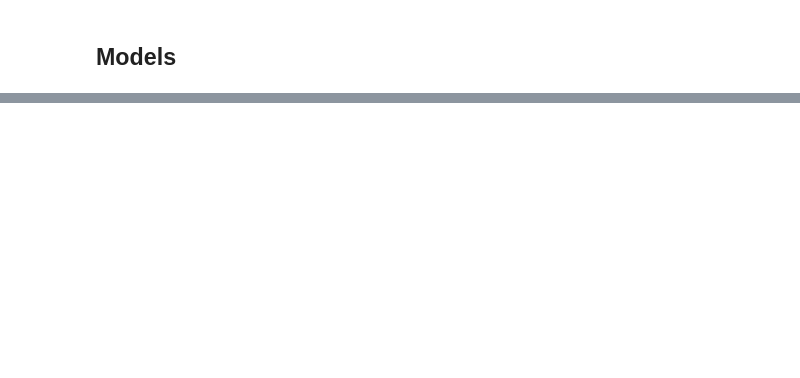
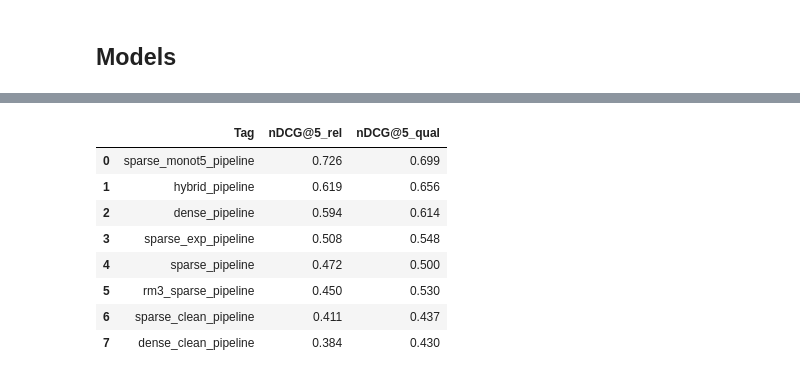
Before and after one commit to DanieleMorotti/Argument-retrieval-for-comparative-questions, a Jupyter notebook: document_retrieval.ipynb, the cells around one changed output, grey strips where cells are left out. Cells and saved outputs as stored; diff of their text form; code cells hidden in the pictures; blank space fills up the shorter version.

```diff
--- a/document_retrieval.ipynb
+++ b/document_retrieval.ipynb
@@ -760,0 +588,2 @@ The nDCG for quality qrel is:
+# %%
+sparse_exp_index = DocumentsIndex("indexes/sparse_exp_index", 'sparse', set_bm25=True, k=1.55, b=0.8)
@@ -760,0 +796,2 @@ The nDCG for quality qrel is:
+# %%
+corpus_df['clean'] = corpus_df['contents'].progress_apply(clean_documents, nlp=nlp)
@@ -760,0 +836,15 @@ The nDCG for quality qrel is:
+# %%
+dense_clean_index = DocumentsIndex('indexes/dense_clean.index', 'dense')
+
+dense_clean_pipeline = DensePipeline(results_folder, 'dense_clean_pipeline', dense_clean_index)
+
+_, ndcg_dense_clean = dense_clean_pipeline.compute_results(
+                                [rel_qrels, quality_qrels],
+                                topics,
+                                corpus_df,
+                                k=40,
+                                clean_query=True,
+                                evaluate=True
+                            )
+
+print_ndcg(ndcg_dense_clean)
@@ -760,0 +876,14 @@ The nDCG for quality qrel is:
+# %%
+rm3_sparse_index = DocumentsIndex("indexes/sparse_exp_index", 'sparse', set_rm3=True, ft=20, fd=3, lam=0.9, set_bm25=True, k=1.05, b=0.7)
+
+rm3_sparse_pipeline = SparsePipeline(results_folder, "rm3_sparse_pipeline", rm3_sparse_index)
+
+# Evaluate the pipeline both on relevance and quality .qrels
+_, ndcg_rm3_sparse = rm3_sparse_pipeline.compute_results(
+                                [rel_qrels, quality_qrels],
+                                topics, k=40,
+                                evaluate=True,
+                                clean_query=False
+                             )
+
+print_ndcg(ndcg_rm3_sparse)
@@ -760,0 +916,21 @@ The nDCG for quality qrel is:
+# %%
+rel_filename = rel_qrels.rsplit("/", maxsplit=1)[1].split(".")[0]
+quality_filename = quality_qrels.rsplit("/", maxsplit=1)[1].split(".")[0]
+scores = [ndcg_sparse, ndcg_dense, ndcg_hybrid, ndcg_monot5, ndcg_clean_sparse, ndcg_dense_clean, ndcg_rm3_sparse, ndcg_exp_sparse]
+
+rel_score_df = pd.concat([score.get(rel_fn) for score in scores], ignore_index=True)
+qual_score_df = pd.concat([score.get(qual_fn) for score in scores], ignore_index=True)
+
+all_scores_df = rel_score_df.merge(qual_score_df, how="inner", on="Tag", suffixes=("_rel", "_qual"))
+
+all_scores_df.sort_values(by="nDCG@5_rel", ascending=False, ignore_index=True)
+# %% [output]
+|  | Tag | nDCG@5_rel | nDCG@5_qual |
+| 0 | sparse_monot5_pipeline | 0.726 | 0.699 |
+| 1 | hybrid_pipeline | 0.619 | 0.656 |
+| 2 | dense_pipeline | 0.594 | 0.614 |
+| 3 | sparse_exp_pipeline | 0.508 | 0.548 |
+| 4 | sparse_pipeline | 0.472 | 0.500 |
+| 5 | rm3_sparse_pipeline | 0.450 | 0.530 |
+| 6 | sparse_clean_pipeline | 0.411 | 0.437 |
+| 7 | dense_clean_pipeline | 0.384 | 0.430 |
```
Also changed, not shown: parts of 224 cells of this notebook, 4 other files.
